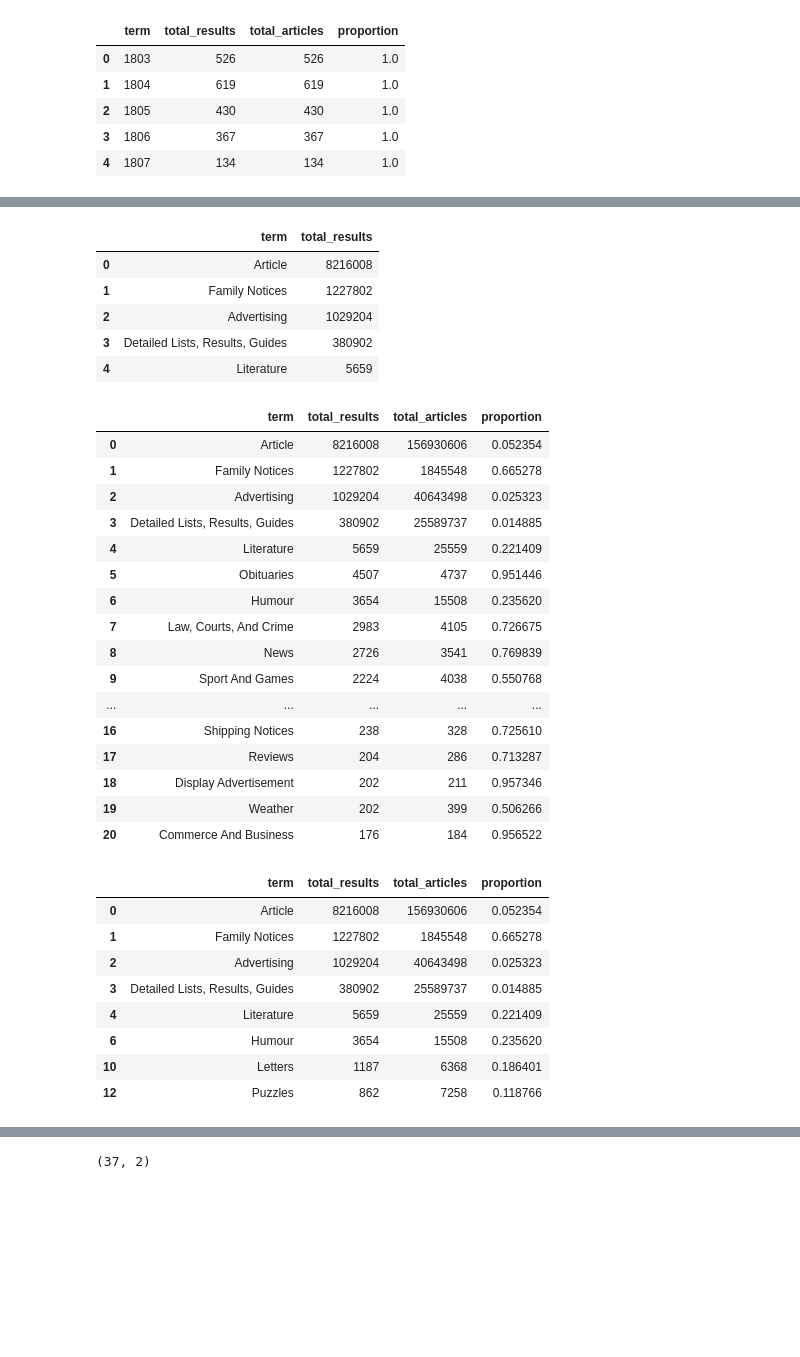
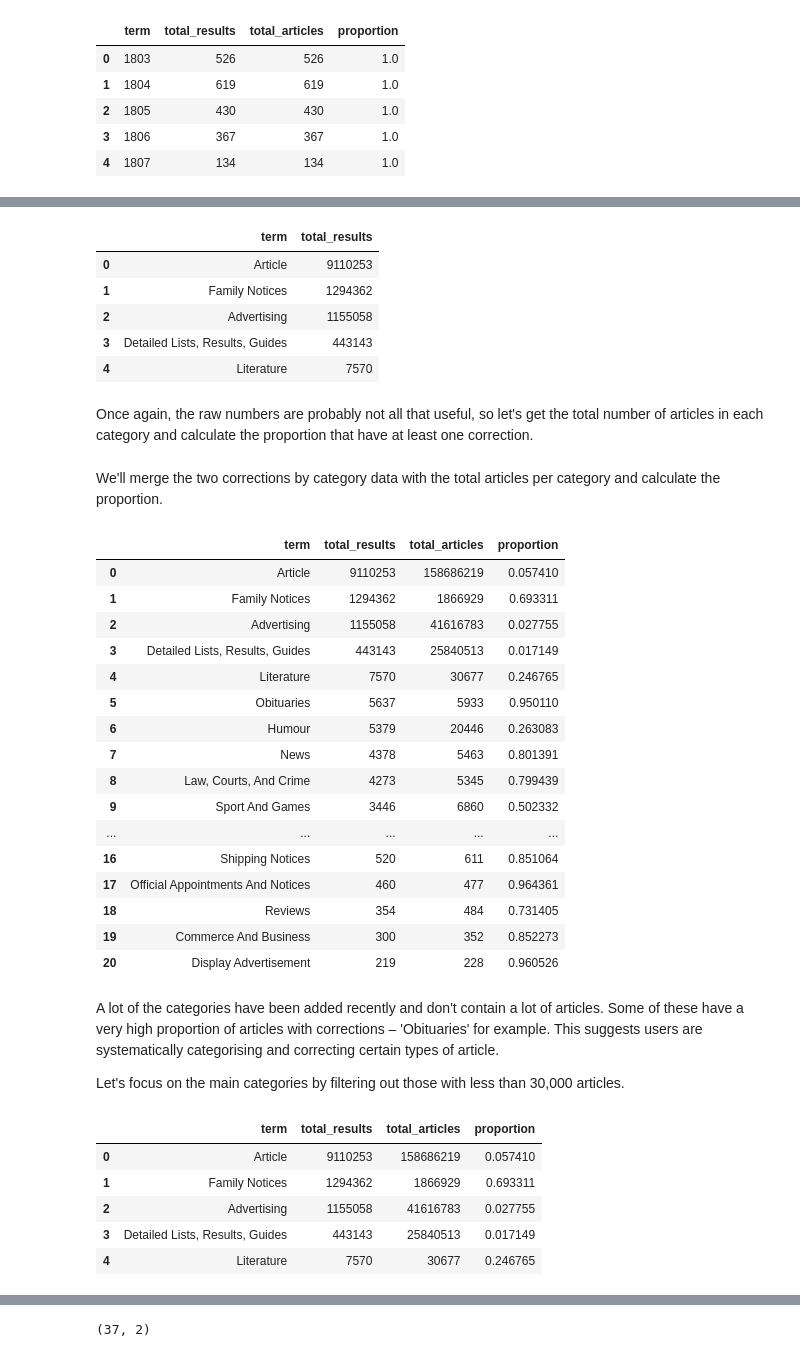
Before and after one commit to GLAM-Workbench/trove-newspapers, a Jupyter notebook: Analysing_OCR_corrections.ipynb, the cells around one changed output, grey strips where cells are left out. Drawn from its saved outputs; the diff is of its cells as text; code cells hidden in the pictures; blank space fills up the shorter version.

```diff
--- a/Analysing_OCR_corrections.ipynb
+++ b/Analysing_OCR_corrections.ipynb
@@ -73,3 +66,3 @@ RendererRegistry.enable('notebook')
 # %%
-api_key = ''
+api_key = 'YOUR API KEY'
 print('Your API key is: {}'.format(api_key))
@@ -302,9 +314,11 @@ df_categories = pd.DataFrame(facets)
 df_categories.head()
 # %% [output]
 |  | term | total_results |
-| 0 | Article | 8216008 |
-| 1 | Family Notices | 1227802 |
-| 2 | Advertising | 1029204 |
-| 3 | Detailed Lists, Results, Guides | 380902 |
-| 4 | Literature | 5659 |
+| 0 | Article | 9110253 |
+| 1 | Family Notices | 1294362 |
+| 2 | Advertising | 1155058 |
+| 3 | Detailed Lists, Results, Guides | 443143 |
+| 4 | Literature | 7570 |
+# %% [markdown]
+Once again, the raw numbers are probably not all that useful, so let's get the total number of articles in each category and calculate the proportion that have at least one correction.
 # %%
@@ -315,37 +330,40 @@ for term in data['response']['zone'][0]['facets']['facet']['term']:
     # Get the state and the number of results, and convert it to integers, before adding to our results
     facets.append({'term': term['search'], 'total_results': int(term['count'])})
 df_total_categories = pd.DataFrame(facets)
+# %% [markdown]
+We'll merge the two corrections by category data with the total articles per category and calculate the proportion.
 # %%
 df_categories_merged = merge_df_with_total(df_categories, df_total_categories)
 df_categories_merged
 # %% [output]
 |  | term | total_results | total_articles | proportion |
-| 0 | Article | 8216008 | 156930606 | 0.052354 |
-| 1 | Family Notices | 1227802 | 1845548 | 0.665278 |
-| 2 | Advertising | 1029204 | 40643498 | 0.025323 |
-| 3 | Detailed Lists, Results, Guides | 380902 | 25589737 | 0.014885 |
-| 4 | Literature | 5659 | 25559 | 0.221409 |
-| 5 | Obituaries | 4507 | 4737 | 0.951446 |
-| 6 | Humour | 3654 | 15508 | 0.235620 |
-| 7 | Law, Courts, And Crime | 2983 | 4105 | 0.726675 |
-| 8 | News | 2726 | 3541 | 0.769839 |
-| 9 | Sport And Games | 2224 | 4038 | 0.550768 |
+| 0 | Article | 9110253 | 158686219 | 0.057410 |
+| 1 | Family Notices | 1294362 | 1866929 | 0.693311 |
+| 2 | Advertising | 1155058 | 41616783 | 0.027755 |
+| 3 | Detailed Lists, Results, Guides | 443143 | 25840513 | 0.017149 |
+| 4 | Literature | 7570 | 30677 | 0.246765 |
+| 5 | Obituaries | 5637 | 5933 | 0.950110 |
+| 6 | Humour | 5379 | 20446 | 0.263083 |
+| 7 | News | 4378 | 5463 | 0.801391 |
+| 8 | Law, Courts, And Crime | 4273 | 5345 | 0.799439 |
+| 9 | Sport And Games | 3446 | 6860 | 0.502332 |
 | ... | ... | ... | ... | ... |
-| 16 | Shipping Notices | 238 | 328 | 0.725610 |
-| 17 | Reviews | 204 | 286 | 0.713287 |
-| 18 | Display Advertisement | 202 | 211 | 0.957346 |
-| 19 | Weather | 202 | 399 | 0.506266 |
-| 20 | Commerce And Business | 176 | 184 | 0.956522 |
+| 16 | Shipping Notices | 520 | 611 | 0.851064 |
+| 17 | Official Appointments And Notices | 460 | 477 | 0.964361 |
+| 18 | Reviews | 354 | 484 | 0.731405 |
+| 19 | Commerce And Business | 300 | 352 | 0.852273 |
+| 20 | Display Advertisement | 219 | 228 | 0.960526 |
+# %% [markdown]
+A lot of the categories have been added recently and don't contain a lot of articles. Some of these have a very high proportion of articles with corrections – 'Obituaries' for example. This suggests users are systematically categorising and correcting certain types of article.
+
+Let's focus on the main categories by filtering out those with less than 30,000 articles.
 # %%
-df_categories_filtered = df_categories_merged.loc[df_categories_merged['total_articles'] > 5000]
+df_categories_filtered = df_categories_merged.loc[df_categories_merged['total_articles'] > 30000]
 df_categories_filtered
 # %% [output]
 |  | term | total_results | total_articles | proportion |
-| 0 | Article | 8216008 | 156930606 | 0.052354 |
-| 1 | Family Notices | 1227802 | 1845548 | 0.665278 |
-| 2 | Advertising | 1029204 | 40643498 | 0.025323 |
-| 3 | Detailed Lists, Results, Guides | 380902 | 25589737 | 0.014885 |
-| 4 | Literature | 5659 | 25559 | 0.221409 |
-| 6 | Humour | 3654 | 15508 | 0.235620 |
-| 10 | Letters | 1187 | 6368 | 0.186401 |
-| 12 | Puzzles | 862 | 7258 | 0.118766 |
+| 0 | Article | 9110253 | 158686219 | 0.057410 |
+| 1 | Family Notices | 1294362 | 1866929 | 0.693311 |
+| 2 | Advertising | 1155058 | 41616783 | 0.027755 |
+| 3 | Detailed Lists, Results, Guides | 443143 | 25840513 | 0.017149 |
+| 4 | Literature | 7570 | 30677 | 0.246765 |
```
Also changed, not shown: parts of 57 cells of this notebook, 30 other files.
